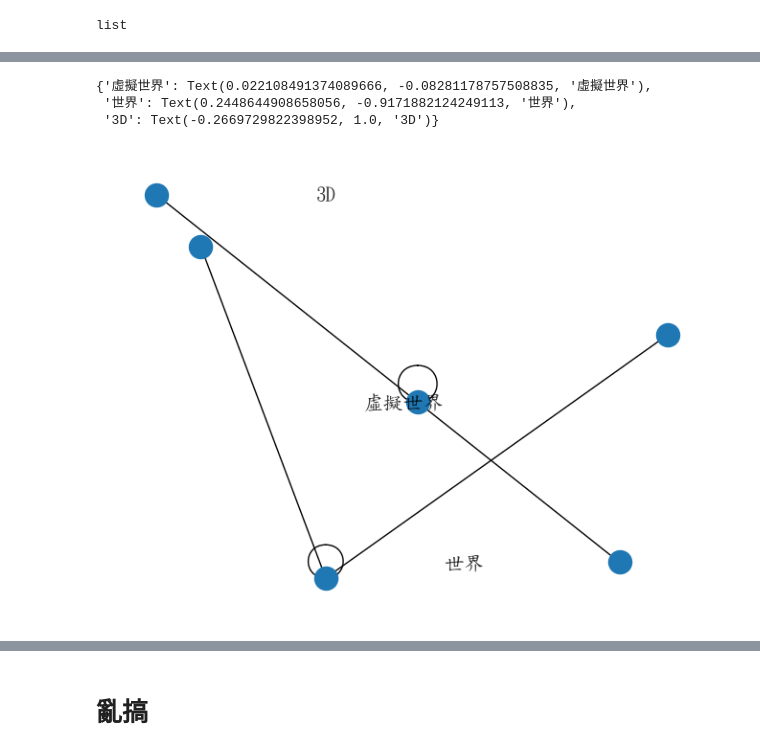
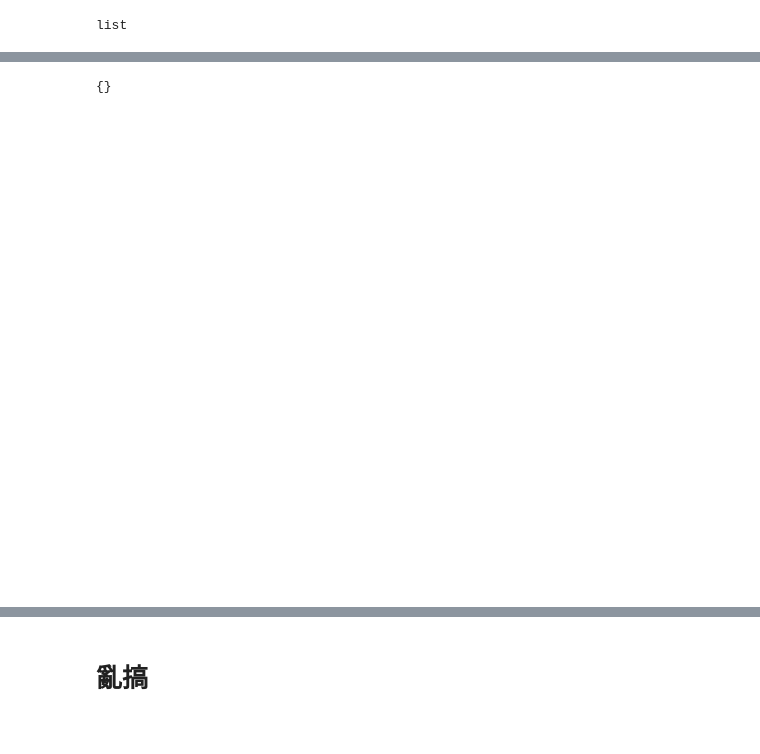
Before and after one commit to WeiweiHung/PL, a Jupyter notebook: HW5.ipynb, the cells around one changed output, grey strips where cells are left out. Saved outputs shown, nothing was run; the diff lists cells and outputs as text; code cells hidden in the pictures.

```diff
--- a/HW5.ipynb
+++ b/HW5.ipynb
@@ -216,21 +219,17 @@ WARNING: Ignoring invalid distribution - (c:\python310\lib\site-packages)
 # %%
-import networkx as nx
+
 G=nx.Graph()
-# G.add_edges_from([(1,2),(1,3)])
+#G.add_edges_from([(1,2),(1,3)])
 
-G.add_weighted_edges_from([('虛擬世界', '虛擬世界', 8),('虛擬世界', '世界', 2),('虛擬世界', '3D', 1)])
+#G.add_weighted_edges_from([('虛擬世界', '虛擬世界', 8),('虛擬世界', '世界', 2),('虛擬世界', '3D', 1)])
 pos=nx.spring_layout(G)
 
-
-import matplotlib.pyplot as plt
 nx.draw(G)
 nx.draw_spectral(G)
 nx.draw_networkx_labels(G, pos, font_size = 15, font_family='sans-serif', alpha=0.8)
 # %% [output]
-{'虛擬世界': Text(0.022108491374089666, -0.08281178757508835, '虛擬世界'),
- '世界': Text(0.2448644908658056, -0.9171882124249113, '世界'),
- '3D': Text(-0.2669729822398952, 1.0, '3D')}
+{}
-[figure, old version]
+[figure, new version]
 # %%
 plt.figure(figsize=(15,15))
 plt.rcParams['font.sans-serif'] = ['DFKai-SB']
```
Also changed, not shown: parts of 10 cells of this notebook, 2 other files.
